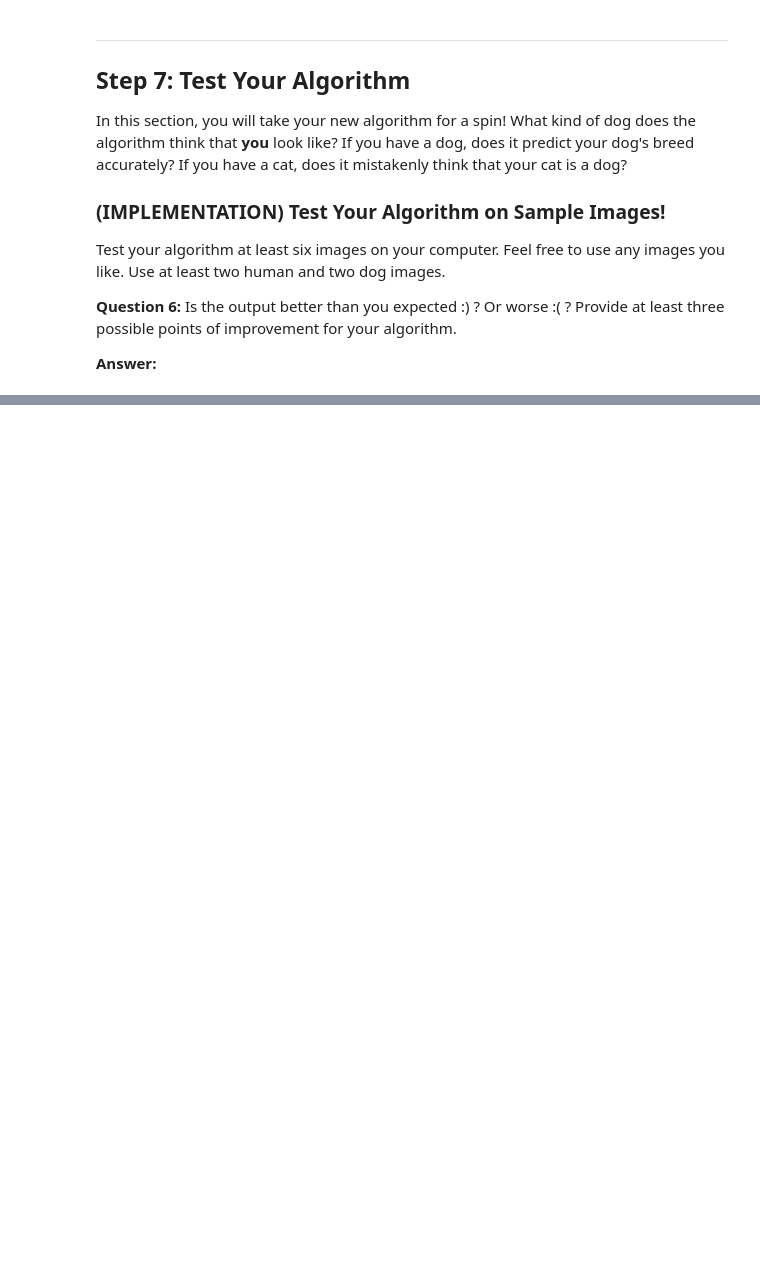
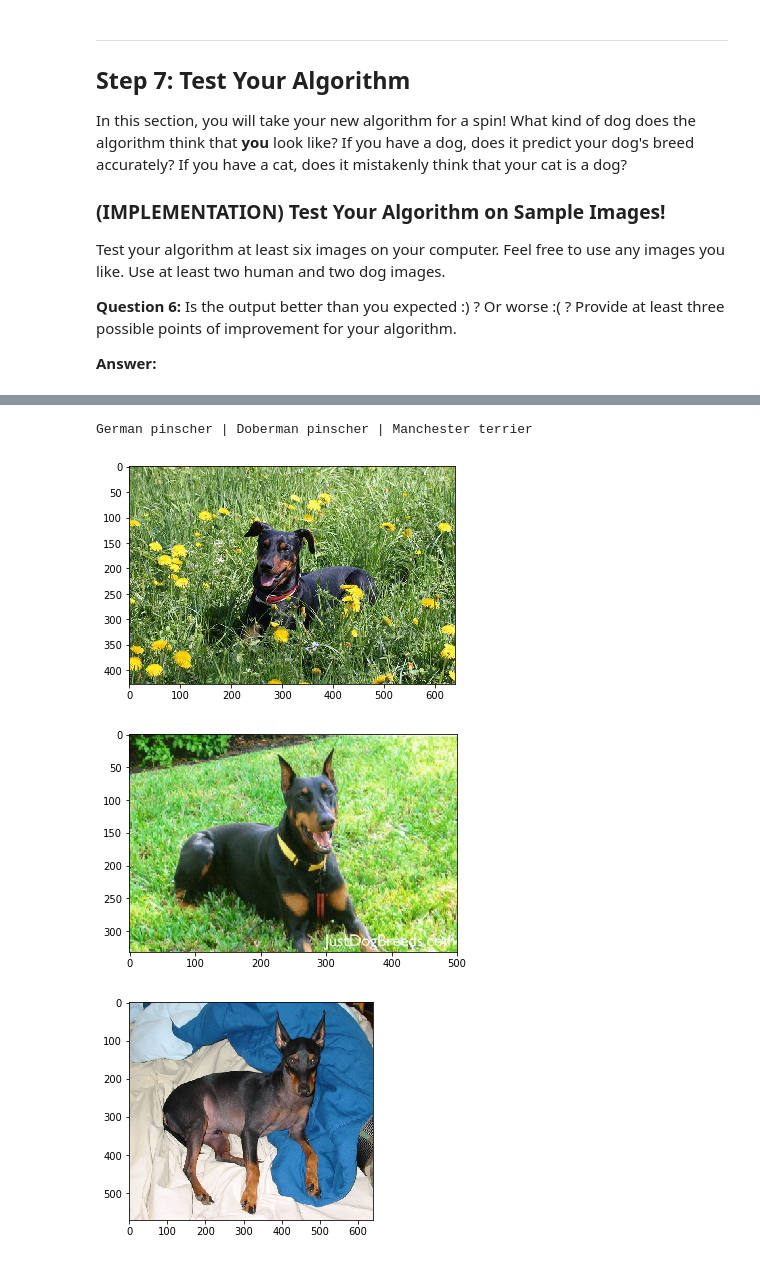
Before and after one commit to rwester90/Dog_breed_classifier, a Jupyter notebook: dog_app.ipynb, the cells around one changed output, grey strips where cells are left out. Drawn from its saved outputs; the diff is of its cells as text; code cells hidden in the pictures; blank space fills up the shorter version.

```diff
--- a/dog_app.ipynb
+++ b/dog_app.ipynb
@@ -947,0 +1222,14 @@ The dog's photo breed is: German shorthaired pointer
+# %%
+#German pinscher related breeds
+random.seed(102)
+samples_names=['German pinscher','Doberman pinscher','Manchester terrier']
+
+print(' | '.join(samples_names))
+
+for dog in samples_names:
+    print_image(random_sample(dog))
+# %% [output]
+German pinscher | Doberman pinscher | Manchester terrier
+[figure, added]
+[figure, added]
+[figure, added]
```
Also changed, not shown: parts of 19 cells of this notebook, 2 other files.
